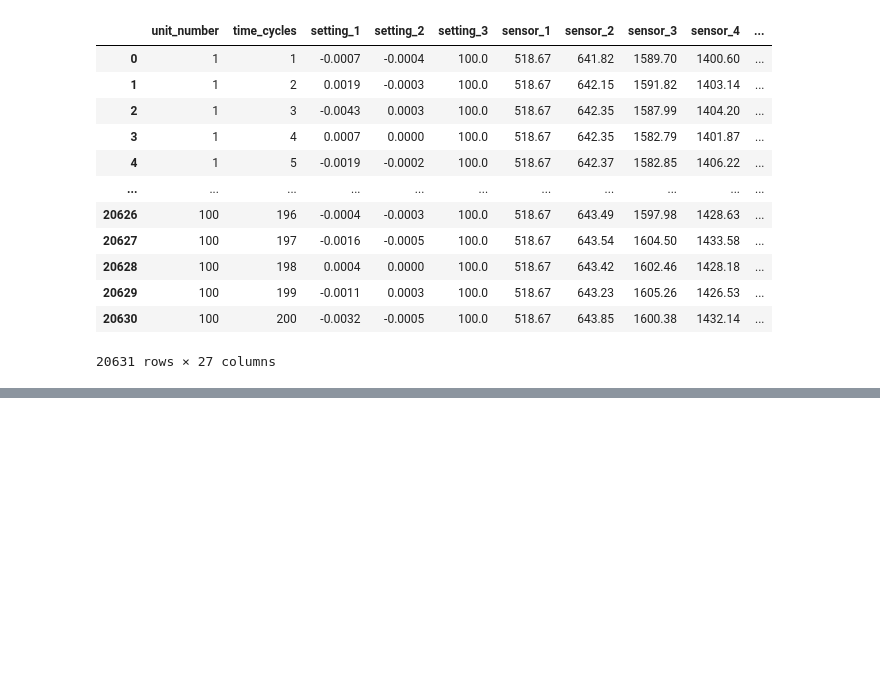
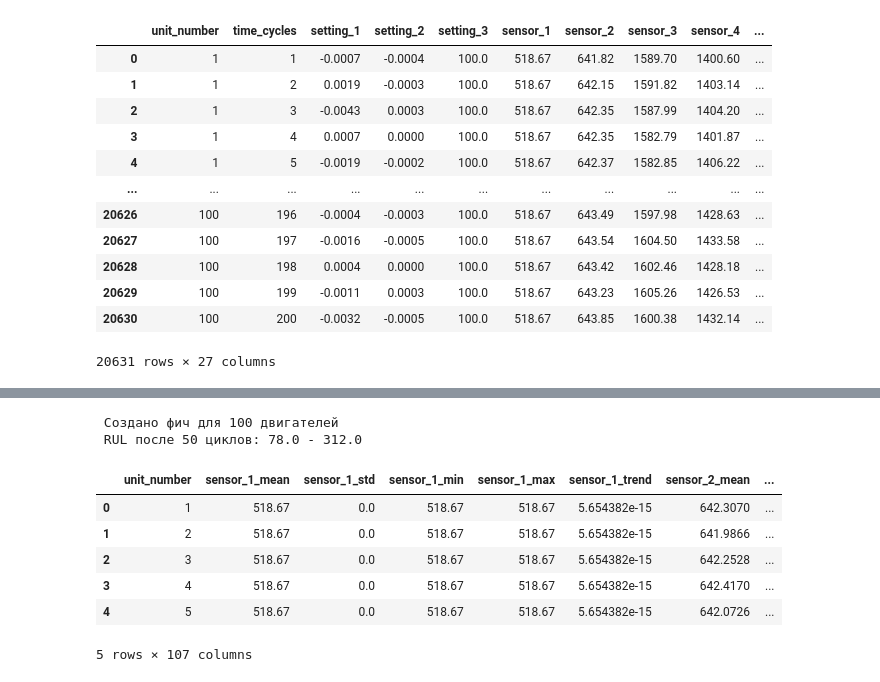
Before and after one commit to bertnyak/nasa_turbofan_engine_project, a Jupyter notebook: preprocessing/nasa_turbofan_engine.ipynb, the cells around one changed output, grey strips where cells are left out. Cells and saved outputs as stored; diff of their text form; code cells hidden in the pictures; blank space fills up the shorter version.

Commit message:
Сделал фикс насчет вычисления RUL, взял после 50 го цикла расход, сделал визуализацию

```diff
--- a/preprocessing/nasa_turbofan_engine.ipynb
+++ b/preprocessing/nasa_turbofan_engine.ipynb
@@ -210,0 +276,13 @@ Name: count, dtype: int64
+# %%
+df_preprocessed = create_engine_features_correct(data_train, analysis_cycles=50)
+df_preprocessed.head()
+# %% [output]
+ Создано фич для 100 двигателей
+ RUL после 50 циклов: 78.0 - 312.0
+|  | unit_number | sensor_1_mean | sensor_1_std | sensor_1_min | sensor_1_max | sensor_1_trend | sensor_2_mean | ... |
+| 0 | 1 | 518.67 | 0.0 | 518.67 | 518.67 | 5.654382e-15 | 642.3070 | ... |
+| 1 | 2 | 518.67 | 0.0 | 518.67 | 518.67 | 5.654382e-15 | 641.9866 | ... |
+| 2 | 3 | 518.67 | 0.0 | 518.67 | 518.67 | 5.654382e-15 | 642.2528 | ... |
+| 3 | 4 | 518.67 | 0.0 | 518.67 | 518.67 | 5.654382e-15 | 642.4170 | ... |
+| 4 | 5 | 518.67 | 0.0 | 518.67 | 518.67 | 5.654382e-15 | 642.0726 | ... |
+5 rows × 107 columns
```
Also changed, not shown: parts of 6 cells of this notebook.
